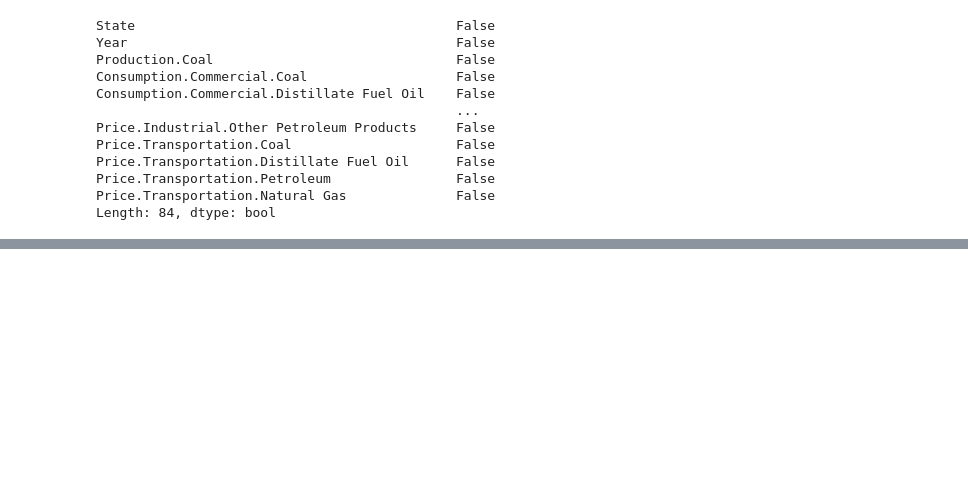
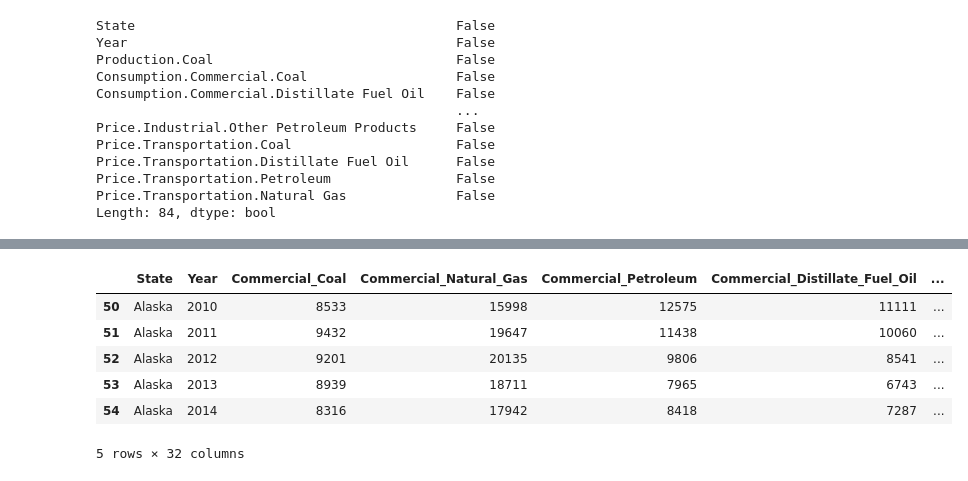
Before and after one commit to Tman5976/US_Energy_Analysis, a Jupyter notebook: ETL.ipynb, the cells around one changed output, grey strips where cells are left out. Cells and saved outputs as stored; diff of their text form; code cells hidden in the pictures; blank space fills up the shorter version.

Commit message:
2010-2019 and added first finished data

```diff
--- a/ETL.ipynb
+++ b/ETL.ipynb
@@ -40,3 +40,6 @@ Price.Transportation.Distillate Fuel Oil      False
 Price.Transportation.Petroleum                False
 Price.Transportation.Natural Gas              False
 Length: 84, dtype: bool
+# %%
+energy10_19_df.drop("Production.Coal", axis=1, inplace=True)
+energy10_19_df.head()
@@ -42,0 +58,43 @@ Length: 84, dtype: bool
+# %%
+# Create a df for commercial, electric power, industrial, and residential consumption
+CEIR_energy_df = pd.DataFrame({"State": energy10_19_df["State"],
+                               "Year": energy10_19_df["Year"],
+                   "Commercial_Coal": energy10_19_df["Consumption.Commercial.Coal"],
+                   "Commercial_Natural_Gas": energy10_19_df["Consumption.Commercial.Natural Gas"],
+                   "Commercial_Petroleum": energy10_19_df["Consumption.Commercial.Petroleum"],
+                   "Commercial_Distillate_Fuel_Oil": energy10_19_df["Consumption.Commercial.Distillate Fuel Oil"],
+                   "Commercial_Kerosene": energy10_19_df["Consumption.Commercial.Kerosene"],
+                   "Commercial_Wood": energy10_19_df["Consumption.Commercial.Wood"],
+                   "Commercial_Solar": energy10_19_df["Consumption.Commercial.Solar"],
+                   "Commercial_Wind": energy10_19_df["Consumption.Commercial.Wind"],
+                   "Commercial_Geothermal": energy10_19_df["Consumption.Commercial.Geothermal"],
+                   "Commercial_Hydropower": energy10_19_df["Consumption.Commercial.Hydropower"],
+                       "Electric_Power_Coal": energy10_19_df["Consumption.Electric Power.Coal"],
+                       "Electric_Power_Natural Gas": energy10_19_df["Consumption.Electric Power.Natural Gas"],
+                       "Electric_Power_Distillate_Fuel_Oil": energy10_19_df["Consumption.Electric Power.Distillate Fuel Oil"],
+                       "Electric_Power_Wood": energy10_19_df["Consumption.Electric Power.Wood"],
+                           "Industrial_Coal": energy10_19_df["Consumption.Industrial.Coal"],
+                           "Industrial_Natural_Gas": energy10_19_df["Consumption.Industrial.Natural Gas"],
+                           "Industrial_Petroleum": energy10_19_df["Consumption.Industrial.Petroleum"],
+                           "Industrial_Distillate_Fuel_Oil": energy10_19_df["Consumption.Industrial.Distillate Fuel Oil"],
+                           "Industrial_Kerosene": energy10_19_df["Consumption.Industrial.Kerosene"],
+                           "Industrial_Wood": energy10_19_df["Consumption.Industrial.Wood"],
+                           "Industrial_Solar": energy10_19_df["Consumption.Industrial.Solar"],
+                           "Industrial_Wind": energy10_19_df["Consumption.Industrial.Wind"],
+                           "Industrial_Geothermal": energy10_19_df["Consumption.Industrial.Geothermal"],
+                           "Industrial_Hydropower": energy10_19_df["Consumption.Industrial.Hydropower"],
+                                    "Residential_Coal": energy10_19_df["Consumption.Residential.Coal"],
+                                    "Residential_Natural_Gas": energy10_19_df["Consumption.Residential.Natural Gas"],
+                                    "Residential_Petroleum": energy10_19_df["Consumption.Residential.Petroleum"],
+                                    "Residential_Distillate_Fuel_Oil": energy10_19_df["Consumption.Residential.Distillate Fuel Oil"],
+                                    "Residential_Kerosene": energy10_19_df["Consumption.Residential.Kerosene"],
+                                    "Residential_Wood": energy10_19_df["Consumption.Residential.Wood"]})
+CEIR_energy_df.head()
+# %% [output]
+|  | State | Year | Commercial_Coal | Commercial_Natural_Gas | Commercial_Petroleum | Commercial_Distillate_Fuel_Oil | ... |
+| 50 | Alaska | 2010 | 8533 | 15998 | 12575 | 11111 | ... |
+| 51 | Alaska | 2011 | 9432 | 19647 | 11438 | 10060 | ... |
+| 52 | Alaska | 2012 | 9201 | 20135 | 9806 | 8541 | ... |
+| 53 | Alaska | 2013 | 8939 | 18711 | 7965 | 6743 | ... |
+| 54 | Alaska | 2014 | 8316 | 17942 | 8418 | 7287 | ... |
+5 rows × 32 columns
```
Also changed, not shown: parts of 4 cells of this notebook, 1 other file.
